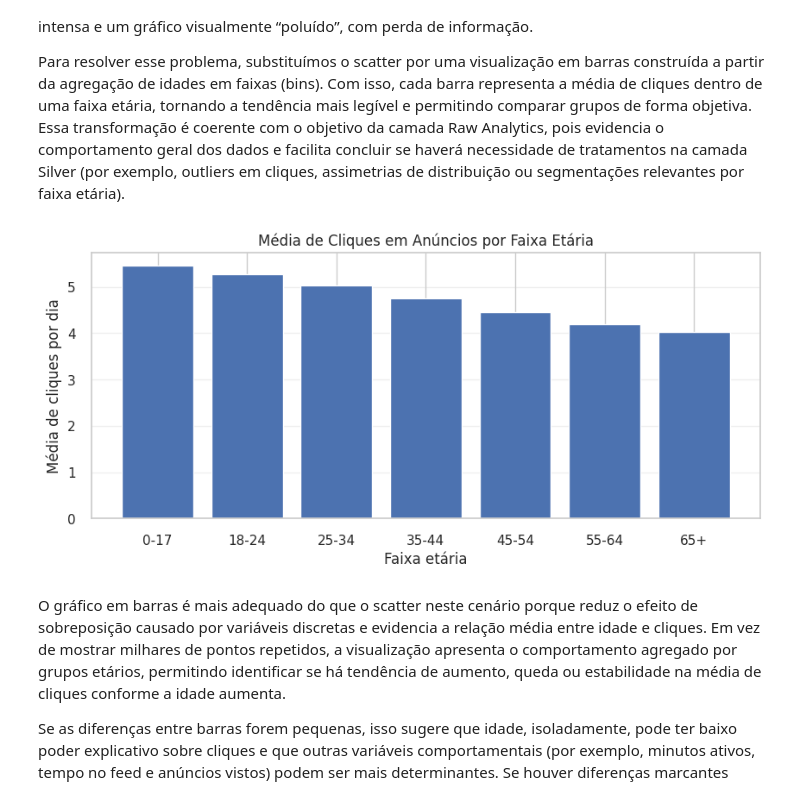
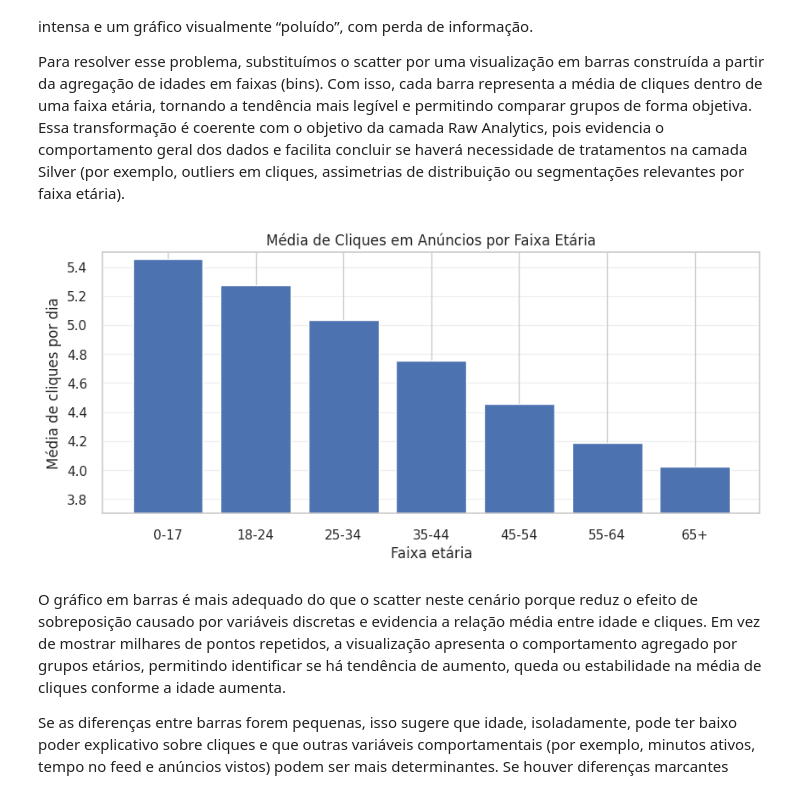
Before and after one commit to pedrobarbosaocb/SBD2-T1-Grupo_19, a Jupyter notebook: Data Layer/raw/analytcs.ipynb, the cells around one changed output. Cells and saved outputs as stored; diff of their text form; code cells hidden in the pictures.

```diff
--- a/Data Layer/raw/analytcs.ipynb
+++ b/Data Layer/raw/analytcs.ipynb
@@ -137,34 +137,35 @@ Para resolver esse problema, substituímos o scatter por uma visualização em b
 # %%
 # Definição de faixas etárias (bins) para reduzir sobreposição de pontos
 # Ajuste os limites se o seu dataset tiver faixa diferente
 bins = [0, 17, 24, 34, 44, 54, 64, 120]
 labels = ["0-17", "18-24", "25-34", "35-44", "45-54", "55-64", "65+"]
 
 df_tmp = df_raw.copy()
 
 df_tmp["age_group"] = pd.cut(
     df_tmp["age"],
     bins=bins,
     labels=labels,
     include_lowest=True
 )
 
 # Média de cliques por faixa etária
 age_click_mean = (
     df_tmp.groupby("age_group", observed=False)["ads_clicked_per_day"]
     .mean()
     .reset_index()
 )
 
 plt.figure(figsize=(10, 4))
 plt.bar(age_click_mean["age_group"].astype(str), age_click_mean["ads_clicked_per_day"])
 plt.title("Média de Cliques em Anúncios por Faixa Etária")
 plt.xlabel("Faixa etária")
 plt.ylabel("Média de cliques por dia")
 plt.grid(axis="y", alpha=0.3)
+plt.ylim(3.7,5.5)
 plt.show()
 # %% [output]
-[figure, old version]
+[figure, new version]
 # %% [markdown]
 O gráfico em barras é mais adequado do que o scatter neste cenário porque reduz o efeito de sobreposição causado por variáveis discretas e evidencia a relação média entre idade e cliques. Em vez de mostrar milhares de pontos repetidos, a visualização apresenta o comportamento agregado por grupos etários, permitindo identificar se há tendência de aumento, queda ou estabilidade na média de cliques conforme a idade aumenta.
 
```
Also changed, not shown: parts of 4 cells of this notebook, 1 other file.
